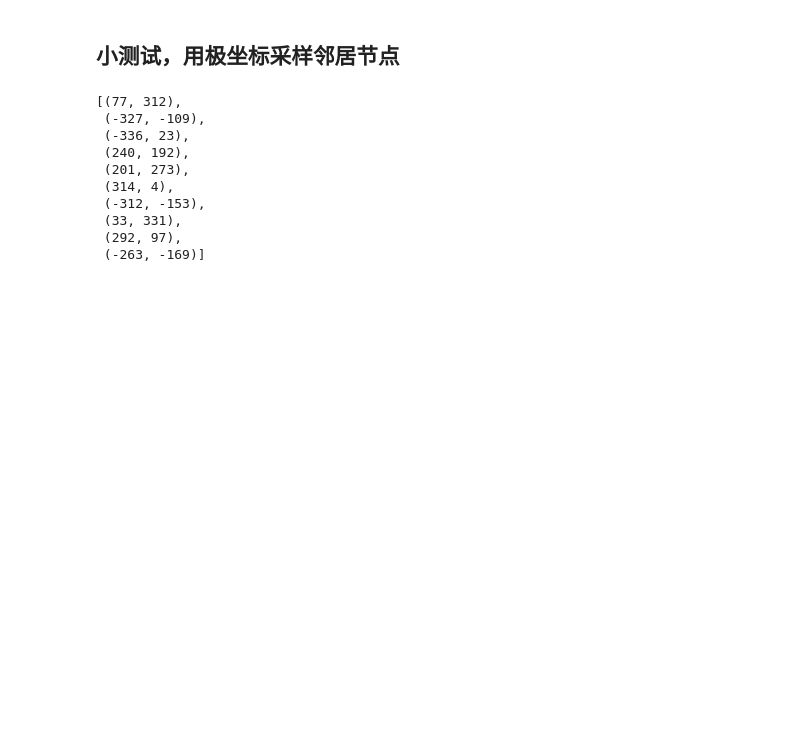
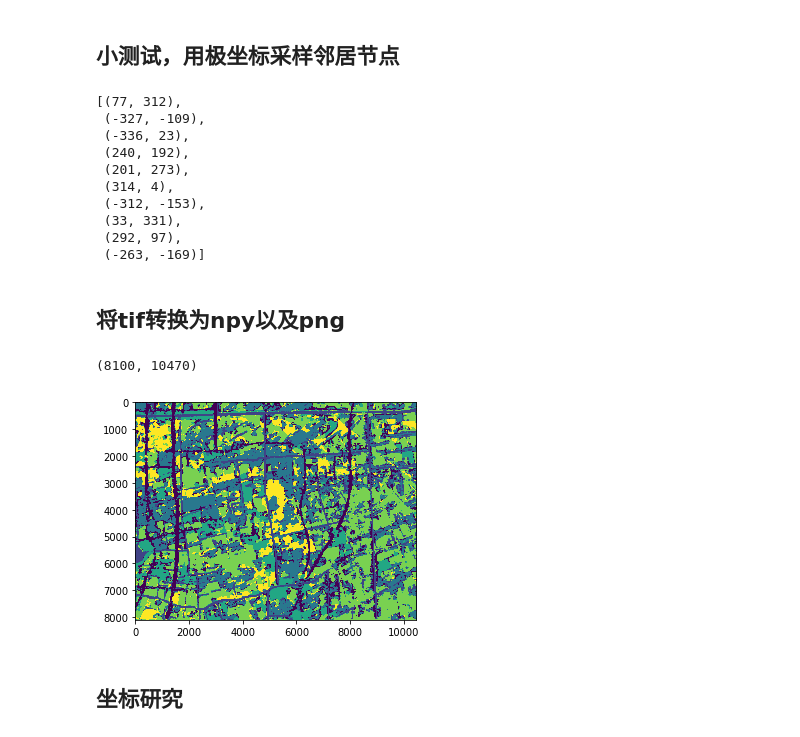
Before and after one commit to qqaazxddrr/dian_wang, a Jupyter notebook: src/test.ipynb, the cells around one changed output. Cells and saved outputs as stored; diff of their text form; code cells hidden in the pictures; blank space fills up the shorter version.

```diff
--- a/src/test.ipynb
+++ b/src/test.ipynb
@@ -233,3 +233,18 @@ neighbors_generator(300,350,10)
  (33, 331),
  (292, 97),
  (-263, -169)]
+# %% [markdown]
+## 将tif转换为npy以及png
+# %%
+tif = TIFF.open("../../res/v4/Label_1m/Label_1m.tif", mode='r')  # 打開tiff文件進行讀取
+# %%
+im = tif.read_image()
+# %%
+im.shape
+# %% [output]
+(8100, 10470)
+# %%
+plt.imshow(im)
+plt.show()
+# %% [output]
+[figure, added]
@@ -235,0 +255,2 @@ neighbors_generator(300,350,10)
+# %% [markdown]
+## 坐标研究
```
Also changed, not shown: parts of 19 cells of this notebook, 3 other files.
